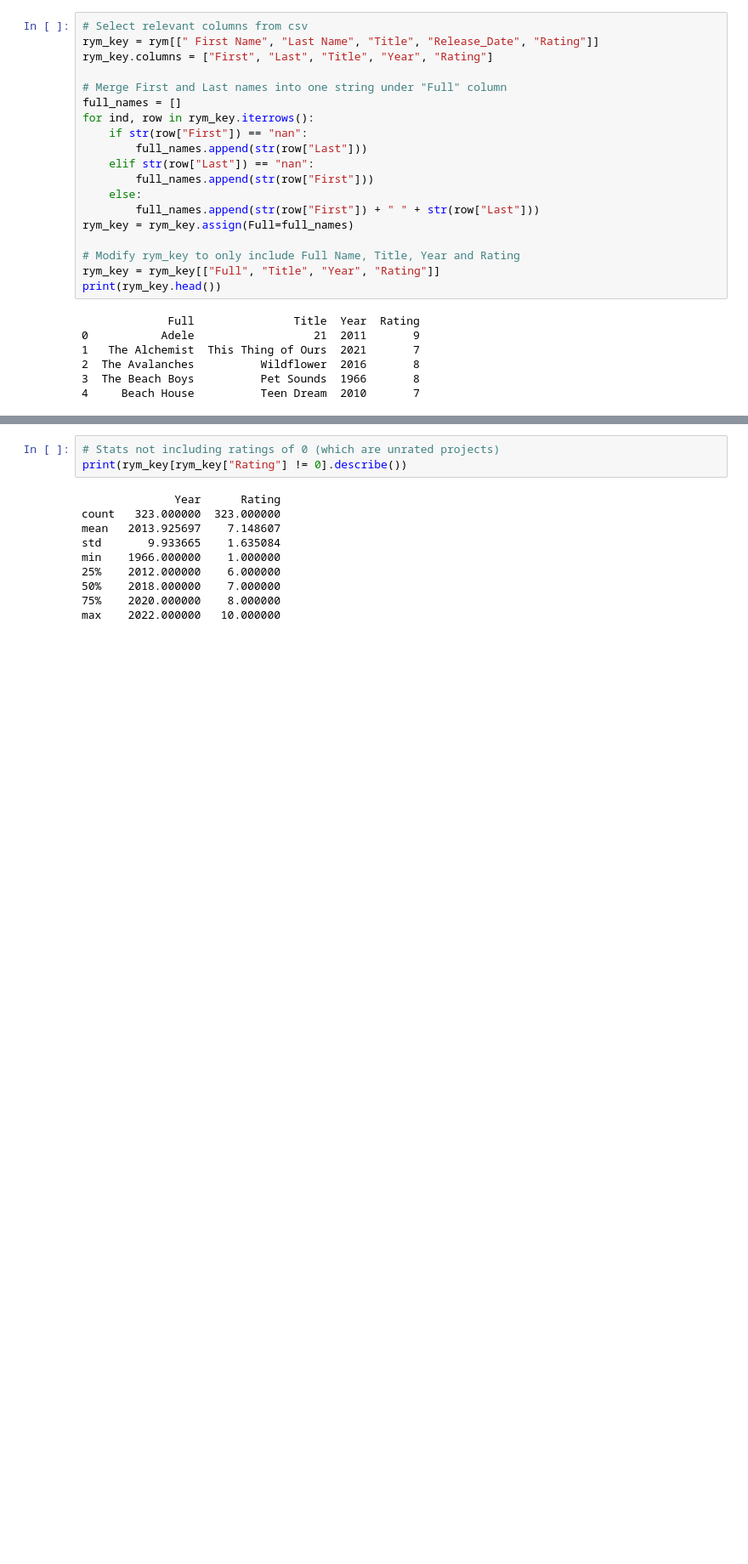
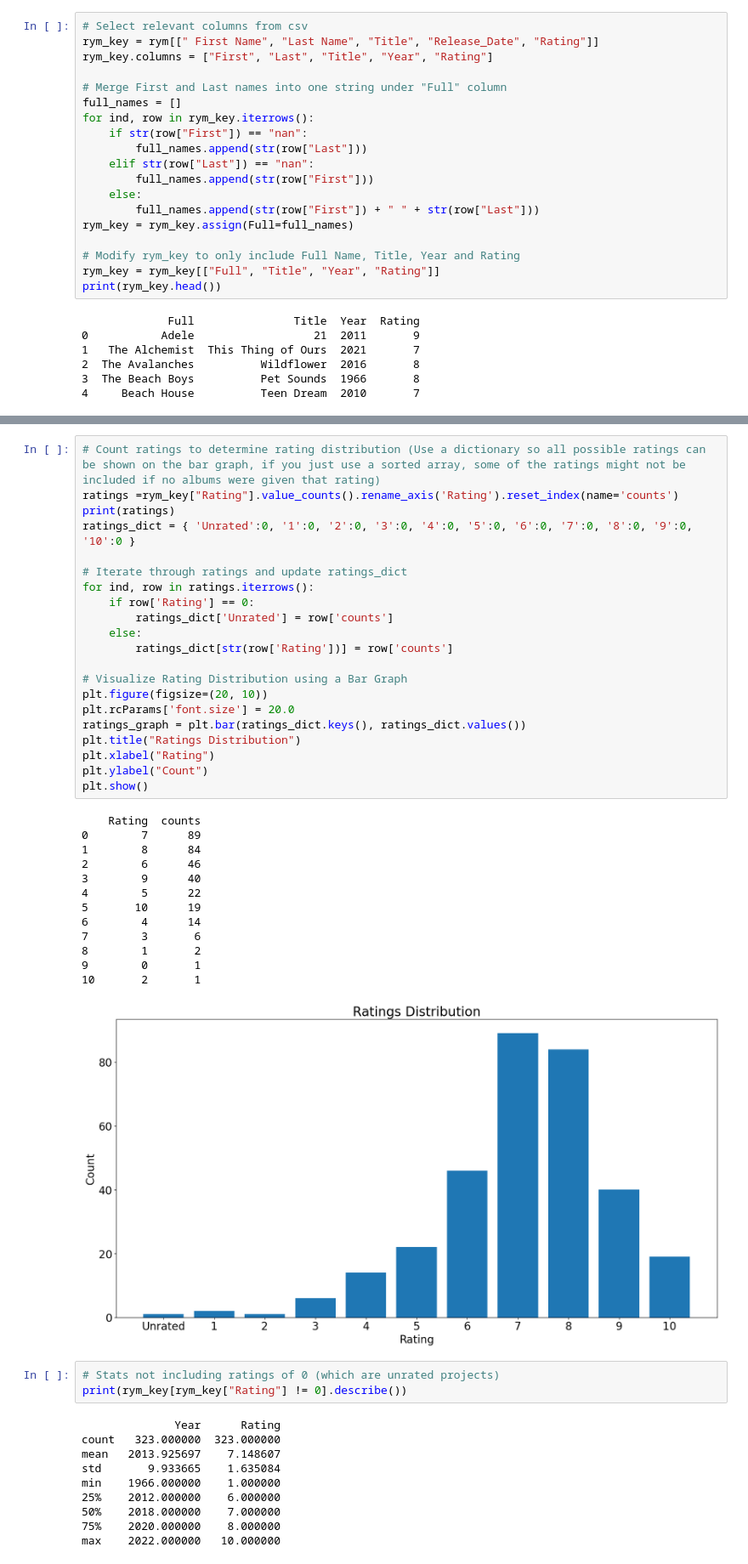
Before and after one commit to jpnoro2003/RYMRatingsAnalysis, a Jupyter notebook: RYM_Analysis.ipynb, the cells around one changed output, grey strips where cells are left out. Shown at 85% size. Saved outputs shown, nothing was run; the diff lists cells and outputs as text; blank space fills up the shorter version.

```diff
--- a/RYM_Analysis.ipynb
+++ b/RYM_Analysis.ipynb
@@ -116,3 +86,38 @@ Name: Full, dtype: int64
+# %%
+# Count ratings to determine rating distribution (Use a dictionary so all possible ratings can be shown on the bar graph, if you just use a sorted array, some of the ratings might not be included if no albums were given that rating)
+ratings =rym_key["Rating"].value_counts().rename_axis('Rating').reset_index(name='counts')
+print(ratings)
+ratings_dict = { 'Unrated':0, '1':0, '2':0, '3':0, '4':0, '5':0, '6':0, '7':0, '8':0, '9':0, '10':0 }
+
+# Iterate through ratings and update ratings_dict
+for ind, row in ratings.iterrows():
+    if row['Rating'] == 0:
+        ratings_dict['Unrated'] = row['counts']
+    else:
+        ratings_dict[str(row['Rating'])] = row['counts']
+
+# Visualize Rating Distribution using a Bar Graph
+plt.figure(figsize=(20, 10))
+plt.rcParams['font.size'] = 20.0
+ratings_graph = plt.bar(ratings_dict.keys(), ratings_dict.values())
+plt.title("Ratings Distribution")
+plt.xlabel("Rating")
+plt.ylabel("Count")
+plt.show()
+# %% [output]
+    Rating  counts
+0        7      89
+1        8      84
+2        6      46
+3        9      40
+4        5      22
+5       10      19
+6        4      14
+7        3       6
+8        1       2
+9        0       1
+10       2       1
+[figure, added]
 # %%
 # Stats not including ratings of 0 (which are unrated projects)
 print(rym_key[rym_key["Rating"] != 0].describe())
```
Also changed, not shown: parts of 6 cells of this notebook.
